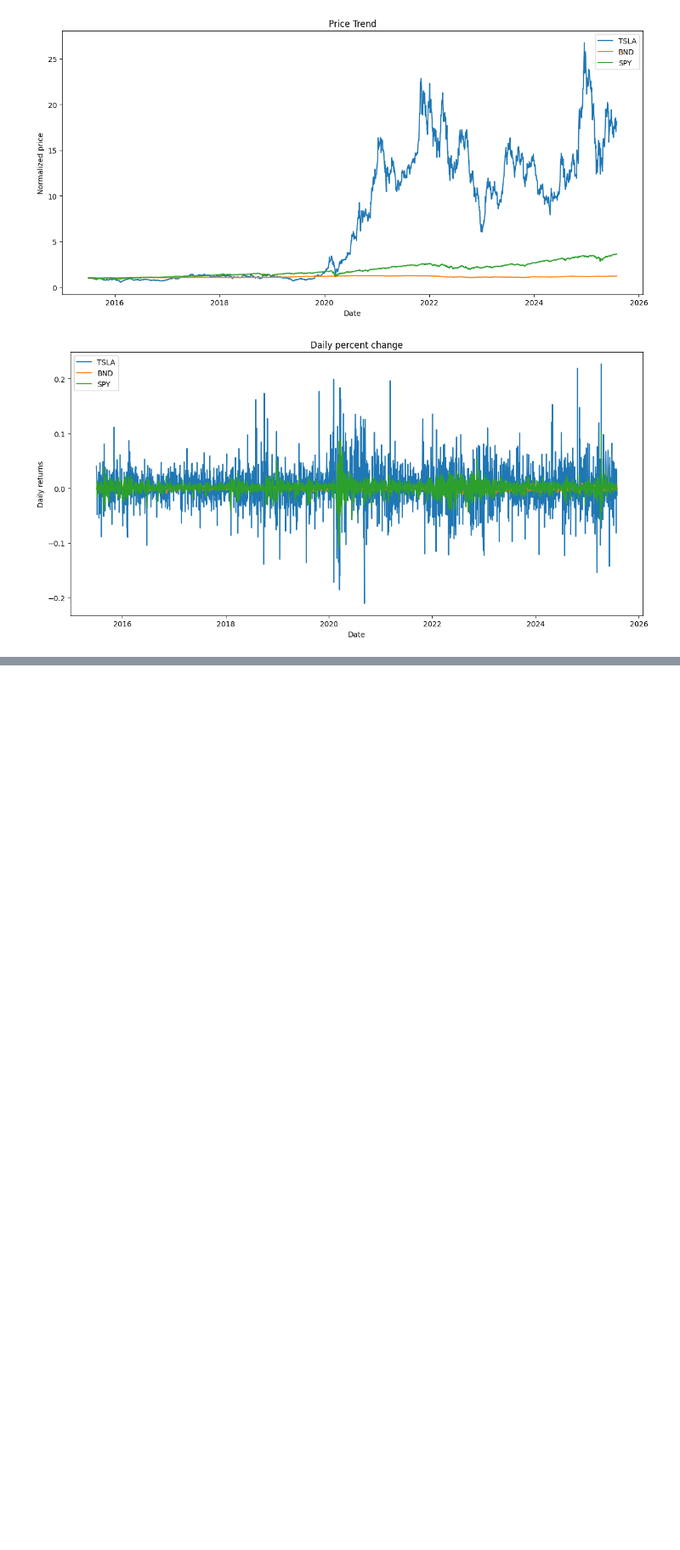
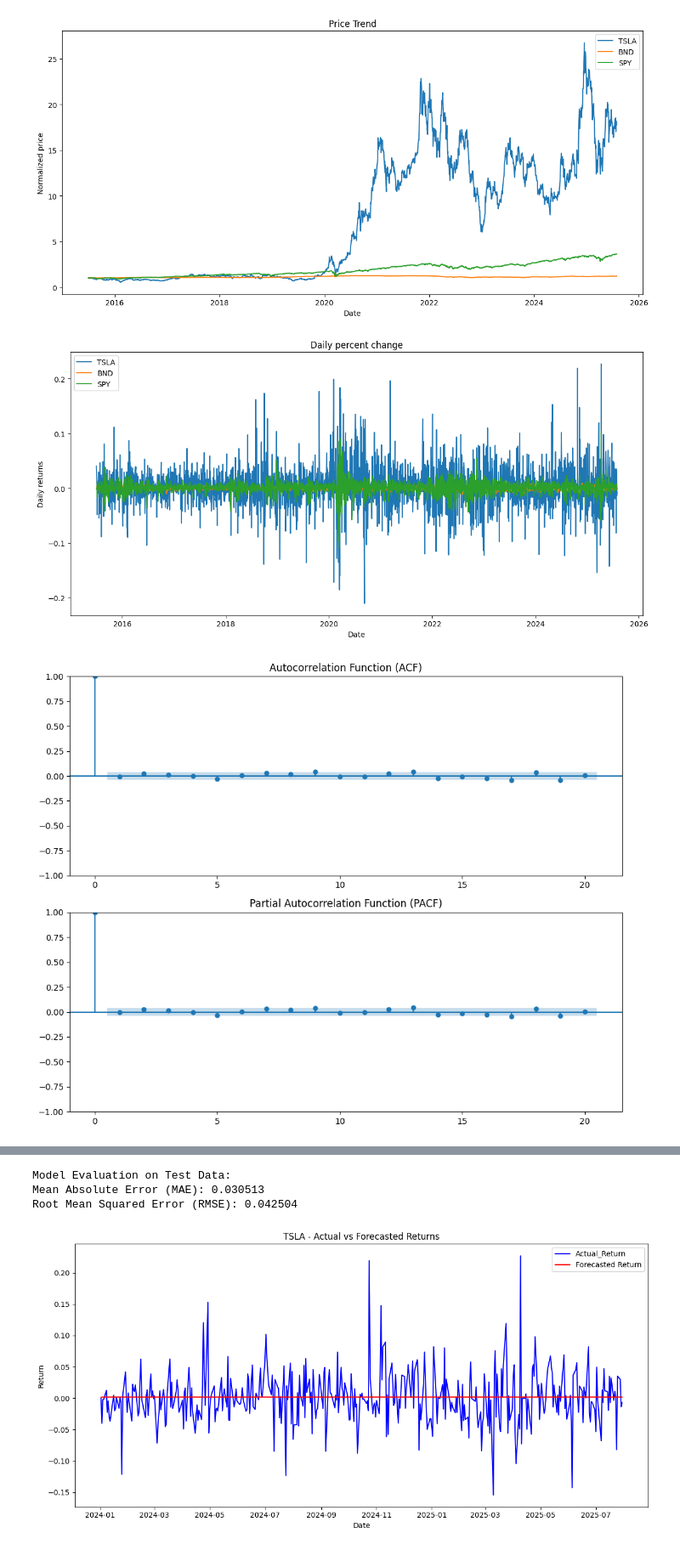
Before and after one commit to hinsenedinka/GMF-Investments-Portfolio-Management-with-Time-Series-Analysis, a Jupyter notebook: notebook/Time Series Forecasting and Portfolio Optimization.ipynb, the cells around one changed output, grey strips where cells are left out. Shown at 85% size. Drawn from its saved outputs; the diff is of its cells as text; code cells hidden in the pictures; blank space fills up the shorter version.

Commit message:
Time Series Forecasting Models-ARIMA

```diff
--- a/notebook/Time Series Forecasting and Portfolio Optimization.ipynb
+++ b/notebook/Time Series Forecasting and Portfolio Optimization.ipynb
@@ -138,3 +138,68 @@ SPY              0.144844               0.182407      0.794072
 TSLA             0.460690               0.591887      0.778340
 [figure]
 [figure]
+# %%
+# Timeseries Forcasting
+from statsmodels.tsa.arima.model import ARIMA
+
+# forcasting for Tesla stock prices
+
+asset_price=price['TSLA']
+asset_return=returns['TSLA']
+
+# Splitting dataset to training and test
+
+split_date="2024-01-01"
+
+train_data=asset_return.loc[asset_return.index<split_date]
+test_data=asset_return.loc[asset_return.index>=split_date]
+# %%
+# Fit ARIMA model
+from statsmodels.graphics.tsaplots import plot_acf, plot_pacf
+
+fig, (ax1, ax2) = plt.subplots(2, 1, figsize=(10, 8))
+
+# ACF plot to determine q
+
+plot_acf(asset_return, ax=ax1, lags=20)
+ax1.set_title('Autocorrelation Function (ACF)')
+
+# PACF plot to determine p
+plot_pacf(asset_return, ax=ax2, lags=20)
+ax2.set_title('Partial Autocorrelation Function (PACF)')
+
+plt.tight_layout()
+plt.show()
+
+p,d,q =1,0,1 # daily percent change exhibit stationary behaviour
+
+model = ARIMA(train_data, order=(p,d,q))
+model_fit=model.fit()
+print(model_fit.summary())
+
+# forcast and evaluate
+
+forcast_steps=len(test_data)
+prediction=model_fit.forecast(steps=forcast_steps)
+
+# computing error metrics
+
+from sklearn.metrics import mean_absolute_error, mean_squared_error
+
+mae=mean_absolute_error(test_data,prediction)
+rmse=np.sqrt(mean_squared_error(test_data,prediction))
+print(f"\nModel Evaluation on Test Data:")
+print(f"Mean Absolute Error (MAE): {mae:.6f}")
+print(f"Root Mean Squared Error (RMSE): {rmse:.6f}")
+
+# Plot actual vs forecast returns
+plt.figure(figsize=(12,6))
+plt.plot(test_data.index,test_data,label='Actual_Return',color='blue')
+plt.plot(test_data.index,prediction,label='Forecasted Return',color='red')
+plt.title(f'TSLA - Actual vs Forecasted Returns')
+plt.xlabel('Date')
+plt.ylabel('Return')
+plt.legend()
+plt.tight_layout()
+# %% [output]
+[figure, added]
@@ -140,0 +223,4 @@ TSLA             0.460690               0.591887      0.778340
+Model Evaluation on Test Data:
+Mean Absolute Error (MAE): 0.030513
+Root Mean Squared Error (RMSE): 0.042504
+[figure, added]
```
Also changed, not shown: parts of 1 cell of this notebook, 1 other file.
